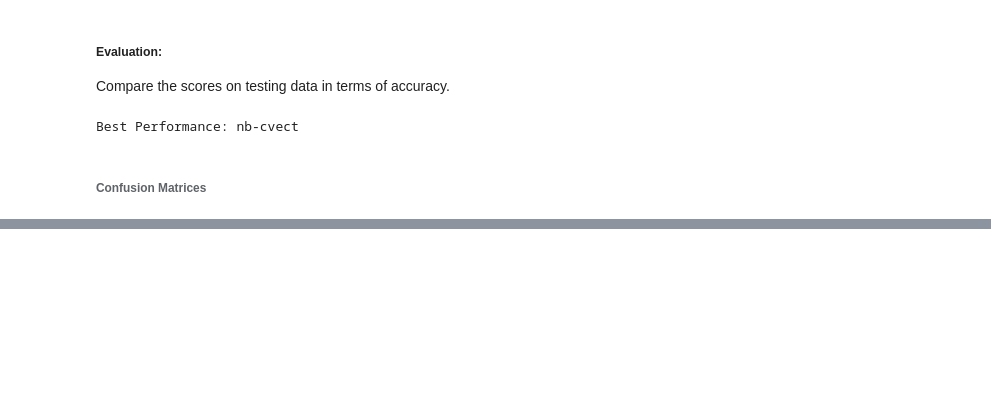
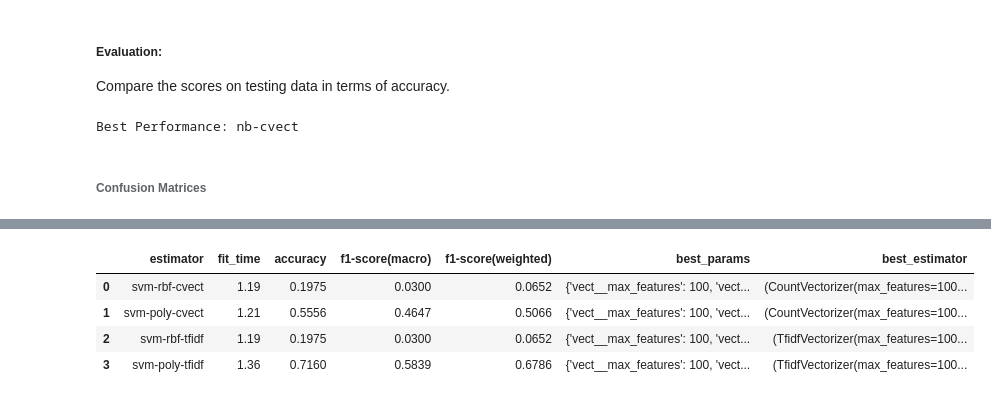
Before and after one commit to rahilkidwai/icd-code-prediction, a Jupyter notebook: lr-comp-analysis.ipynb, the cells around one changed output, grey strips where cells are left out. Cells and saved outputs as stored; diff of their text form; code cells hidden in the pictures; blank space fills up the shorter version.

```diff
--- a/lr-comp-analysis.ipynb
+++ b/lr-comp-analysis.ipynb
@@ -284,0 +291,22 @@ build_confusion_matrix(df_nb_comp.loc[0, 'best_estimator'].predict(X_test), 'Nai
+# %%
+df_svm_comp = pd.DataFrame()
+
+df = evaluate_estimator('svm-rbf-cvect', CountVectorizer(), SVC(kernel='rbf', gamma=0.5, C=0.1))
+df_svm_comp = pd.concat([df_svm_comp, df], ignore_index=True)
+
+df = evaluate_estimator('svm-poly-cvect', CountVectorizer(), SVC(kernel='poly', degree=3, C=1))
+df_svm_comp = pd.concat([df_svm_comp, df], ignore_index=True)
+
+df = evaluate_estimator('svm-rbf-tfidf', TfidfVectorizer(), SVC(kernel='rbf', gamma=0.5, C=0.1))
+df_svm_comp = pd.concat([df_svm_comp, df], ignore_index=True)
+
+df = evaluate_estimator('svm-poly-tfidf', TfidfVectorizer(), SVC(kernel='poly', degree=3, C=1))
+df_svm_comp = pd.concat([df_svm_comp, df], ignore_index=True)
+
+df_svm_comp.head()
+# %% [output]
+|  | estimator | fit_time | accuracy | f1-score(macro) | f1-score(weighted) | best_params | best_estimator |
+| 0 | svm-rbf-cvect | 1.19 | 0.1975 | 0.0300 | 0.0652 | {'vect__max_features': 100, 'vect... | (CountVectorizer(max_features=100... |
+| 1 | svm-poly-cvect | 1.21 | 0.5556 | 0.4647 | 0.5066 | {'vect__max_features': 100, 'vect... | (CountVectorizer(max_features=100... |
+| 2 | svm-rbf-tfidf | 1.19 | 0.1975 | 0.0300 | 0.0652 | {'vect__max_features': 100, 'vect... | (TfidfVectorizer(max_features=100... |
+| 3 | svm-poly-tfidf | 1.36 | 0.7160 | 0.5839 | 0.6786 | {'vect__max_features': 100, 'vect... | (TfidfVectorizer(max_features=100... |
```
Also changed, not shown: parts of 10 cells of this notebook.
